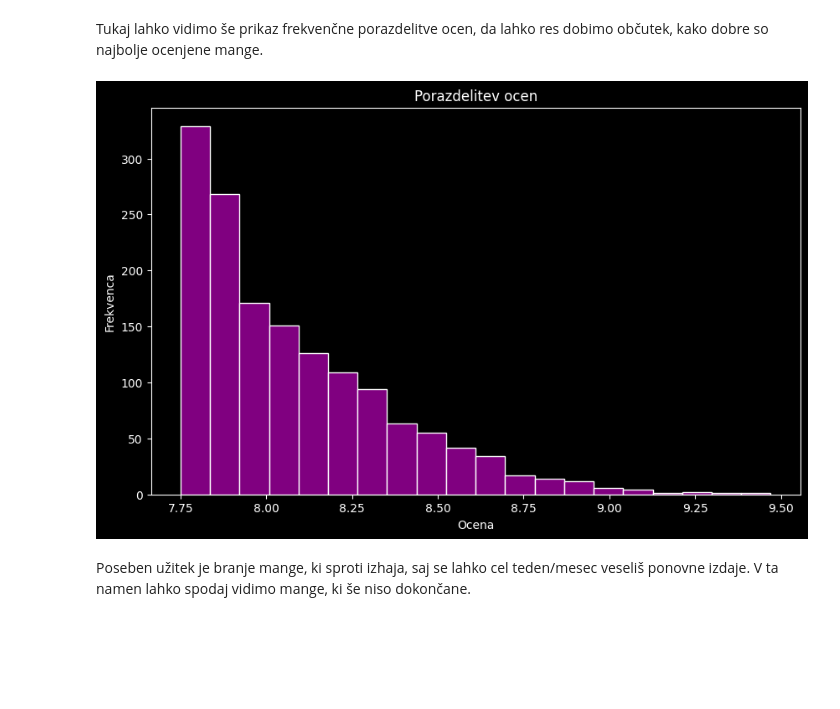
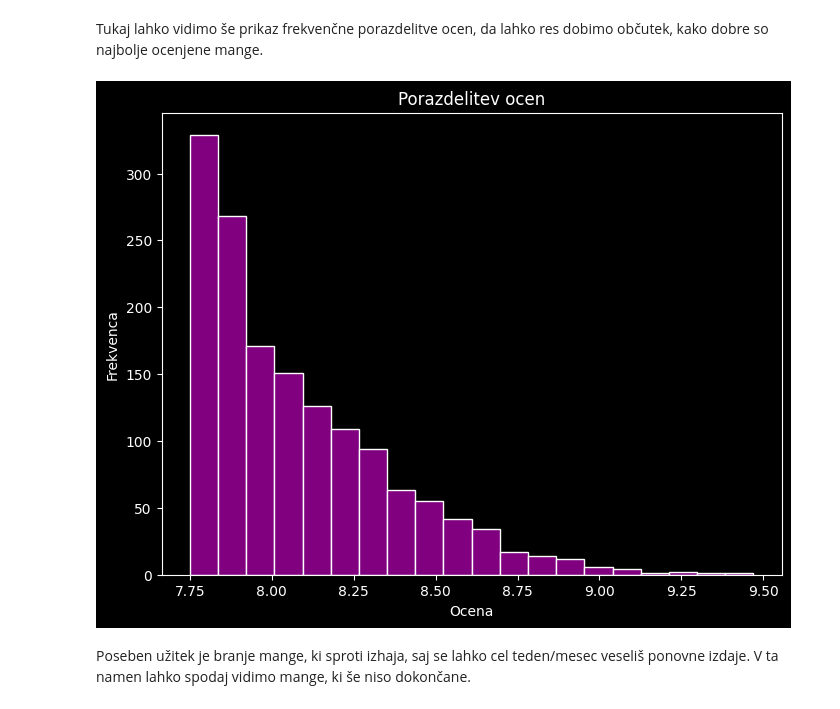
Before and after one commit to slaparj/Projektna_naloga-UVP, a Jupyter notebook: analiza.ipynb, the cells around one changed output. Drawn from its saved outputs; the diff is of its cells as text; code cells hidden in the pictures; blank space fills up the shorter version.

```diff
--- a/analiza.ipynb
+++ b/analiza.ipynb
@@ -34,16 +34,16 @@ mange1.iloc[::,1:]
 # %% [markdown]
 Tukaj lahko vidimo še prikaz frekvenčne porazdelitve ocen, da lahko res dobimo občutek, kako dobre so najbolje ocenjene mange.
 # %%
-plt.figure(figsize=(10, 6))
+plt.figure(figsize=(8, 6))
 mange1['ocena'].hist(bins=20, color='purple', edgecolor='white')
 plt.title('Porazdelitev ocen')
 plt.xlabel('Ocena')
 plt.ylabel('Frekvenca')
 plt.grid(False)
 plt.style.use('dark_background')
 plt.show()
 # %% [output]
-[figure, old version]
+[figure, new version]
 # %% [markdown]
 Poseben užitek je branje mange, ki sproti izhaja, saj se lahko cel teden/mesec veseliš ponovne izdaje. V ta namen lahko spodaj vidimo mange, ki še niso dokončane.
 # %%
```
Also changed, not shown: parts of 4 cells of this notebook.
